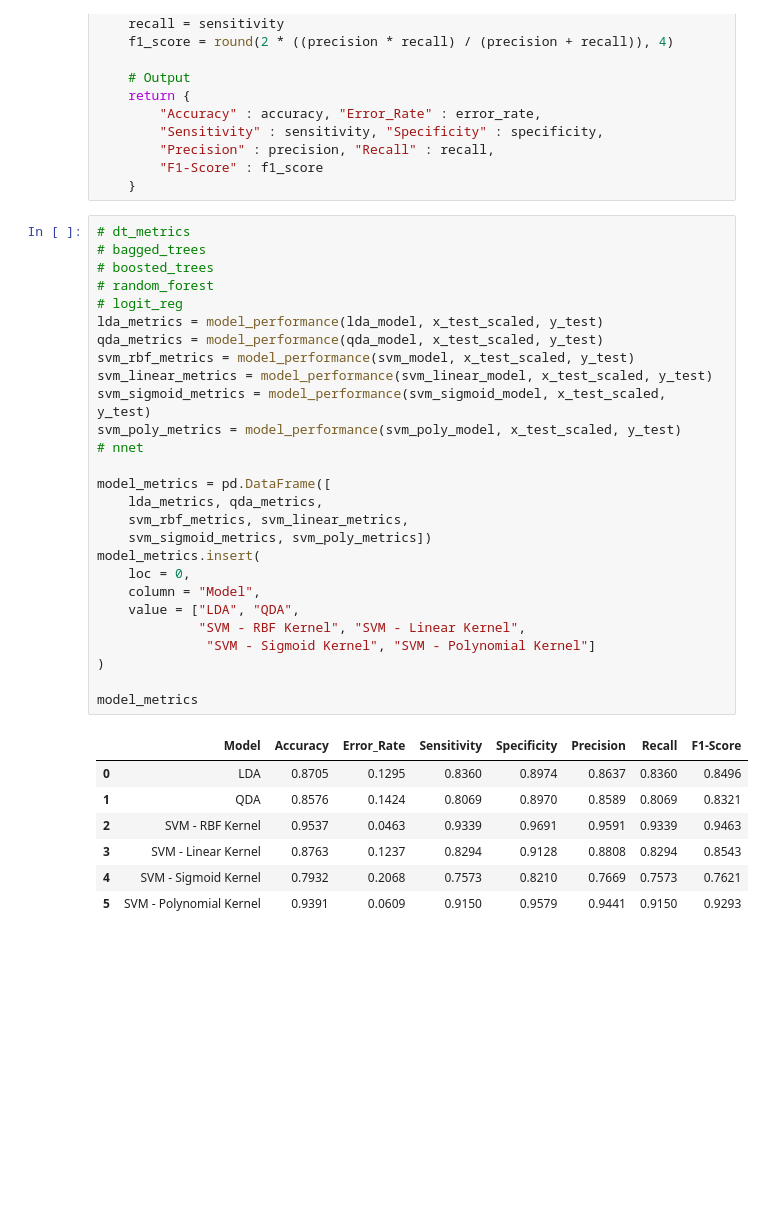
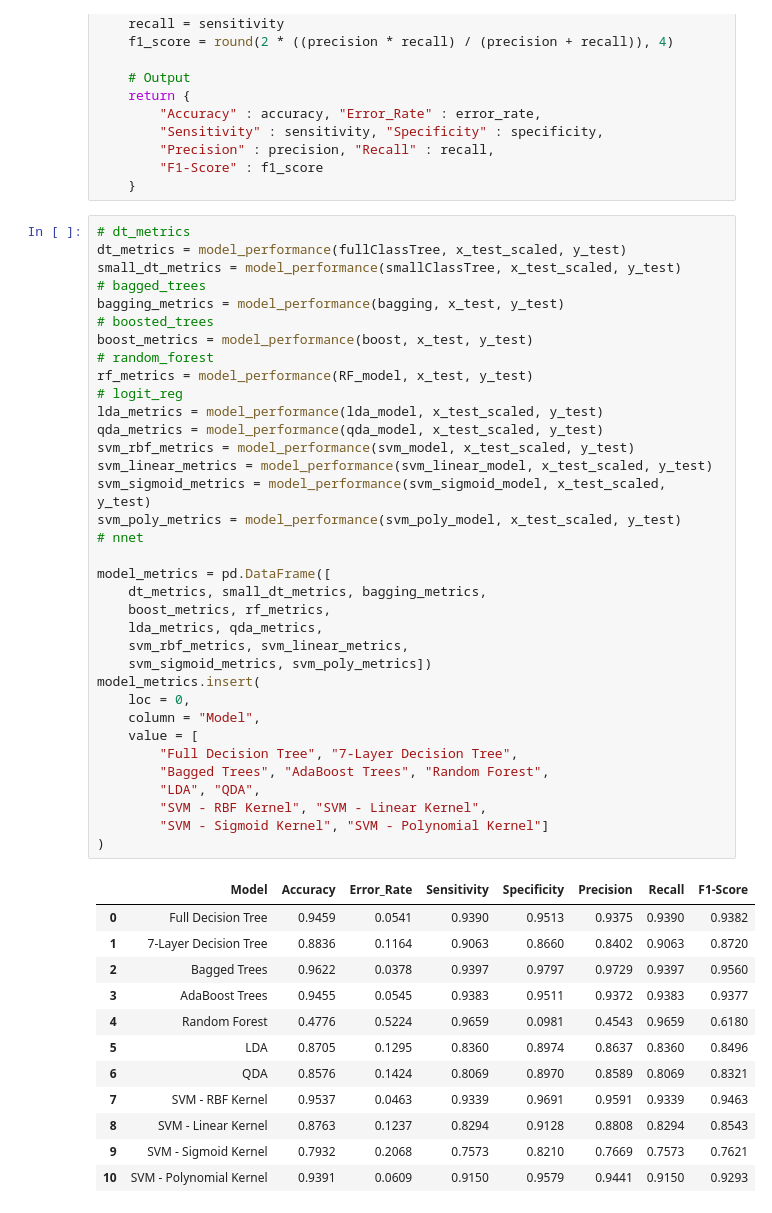
Before and after one commit to nlee98/ADS-505-Business-Analytics, a Jupyter notebook: ADS_505_Final_Project_NL.ipynb, the cells around one changed output. Saved outputs shown, nothing was run; the diff lists cells and outputs as text; blank space fills up the shorter version.

```diff
--- a/ADS_505_Final_Project_NL.ipynb
+++ b/ADS_505_Final_Project_NL.ipynb
@@ -1236,36 +1266,49 @@ def model_performance(trained_model, x_test, y_test):
     }
 # %%
 # dt_metrics
+dt_metrics = model_performance(fullClassTree, x_test_scaled, y_test)
+small_dt_metrics = model_performance(smallClassTree, x_test_scaled, y_test)
 # bagged_trees
+bagging_metrics = model_performance(bagging, x_test, y_test)
 # boosted_trees
+boost_metrics = model_performance(boost, x_test, y_test)
 # random_forest
+rf_metrics = model_performance(RF_model, x_test, y_test)
 # logit_reg
 lda_metrics = model_performance(lda_model, x_test_scaled, y_test)
 qda_metrics = model_performance(qda_model, x_test_scaled, y_test)
 svm_rbf_metrics = model_performance(svm_model, x_test_scaled, y_test)
 svm_linear_metrics = model_performance(svm_linear_model, x_test_scaled, y_test)
 svm_sigmoid_metrics = model_performance(svm_sigmoid_model, x_test_scaled, y_test)
 svm_poly_metrics = model_performance(svm_poly_model, x_test_scaled, y_test)
 # nnet
 
 model_metrics = pd.DataFrame([
+    dt_metrics, small_dt_metrics, bagging_metrics,
+    boost_metrics, rf_metrics,
     lda_metrics, qda_metrics,
     svm_rbf_metrics, svm_linear_metrics,
     svm_sigmoid_metrics, svm_poly_metrics])
 model_metrics.insert(
     loc = 0,
     column = "Model",
-    value = ["LDA", "QDA",
-             "SVM - RBF Kernel", "SVM - Linear Kernel",
-              "SVM - Sigmoid Kernel", "SVM - Polynomial Kernel"]
+    value = [
+        "Full Decision Tree", "7-Layer Decision Tree",
+        "Bagged Trees", "AdaBoost Trees", "Random Forest",
+        "LDA", "QDA",
+        "SVM - RBF Kernel", "SVM - Linear Kernel",
+        "SVM - Sigmoid Kernel", "SVM - Polynomial Kernel"]
 )
-
-model_metrics
 # %% [output]
 |  | Model | Accuracy | Error_Rate | Sensitivity | Specificity | Precision | Recall | F1-Score |
-| 0 | LDA | 0.8705 | 0.1295 | 0.8360 | 0.8974 | 0.8637 | 0.8360 | 0.8496 |
-| 1 | QDA | 0.8576 | 0.1424 | 0.8069 | 0.8970 | 0.8589 | 0.8069 | 0.8321 |
-| 2 | SVM - RBF Kernel | 0.9537 | 0.0463 | 0.9339 | 0.9691 | 0.9591 | 0.9339 | 0.9463 |
-| 3 | SVM - Linear Kernel | 0.8763 | 0.1237 | 0.8294 | 0.9128 | 0.8808 | 0.8294 | 0.8543 |
-| 4 | SVM - Sigmoid Kernel | 0.7932 | 0.2068 | 0.7573 | 0.8210 | 0.7669 | 0.7573 | 0.7621 |
-| 5 | SVM - Polynomial Kernel | 0.9391 | 0.0609 | 0.9150 | 0.9579 | 0.9441 | 0.9150 | 0.9293 |
+| 0 | Full Decision Tree | 0.9459 | 0.0541 | 0.9390 | 0.9513 | 0.9375 | 0.9390 | 0.9382 |
+| 1 | 7-Layer Decision Tree | 0.8836 | 0.1164 | 0.9063 | 0.8660 | 0.8402 | 0.9063 | 0.8720 |
+| 2 | Bagged Trees | 0.9622 | 0.0378 | 0.9397 | 0.9797 | 0.9729 | 0.9397 | 0.9560 |
+| 3 | AdaBoost Trees | 0.9455 | 0.0545 | 0.9383 | 0.9511 | 0.9372 | 0.9383 | 0.9377 |
+| 4 | Random Forest | 0.4776 | 0.5224 | 0.9659 | 0.0981 | 0.4543 | 0.9659 | 0.6180 |
+| 5 | LDA | 0.8705 | 0.1295 | 0.8360 | 0.8974 | 0.8637 | 0.8360 | 0.8496 |
+| 6 | QDA | 0.8576 | 0.1424 | 0.8069 | 0.8970 | 0.8589 | 0.8069 | 0.8321 |
+| 7 | SVM - RBF Kernel | 0.9537 | 0.0463 | 0.9339 | 0.9691 | 0.9591 | 0.9339 | 0.9463 |
+| 8 | SVM - Linear Kernel | 0.8763 | 0.1237 | 0.8294 | 0.9128 | 0.8808 | 0.8294 | 0.8543 |
+| 9 | SVM - Sigmoid Kernel | 0.7932 | 0.2068 | 0.7573 | 0.8210 | 0.7669 | 0.7573 | 0.7621 |
+| 10 | SVM - Polynomial Kernel | 0.9391 | 0.0609 | 0.9150 | 0.9579 | 0.9441 | 0.9150 | 0.9293 |
```
Also changed, not shown: parts of 7 cells of this notebook.
